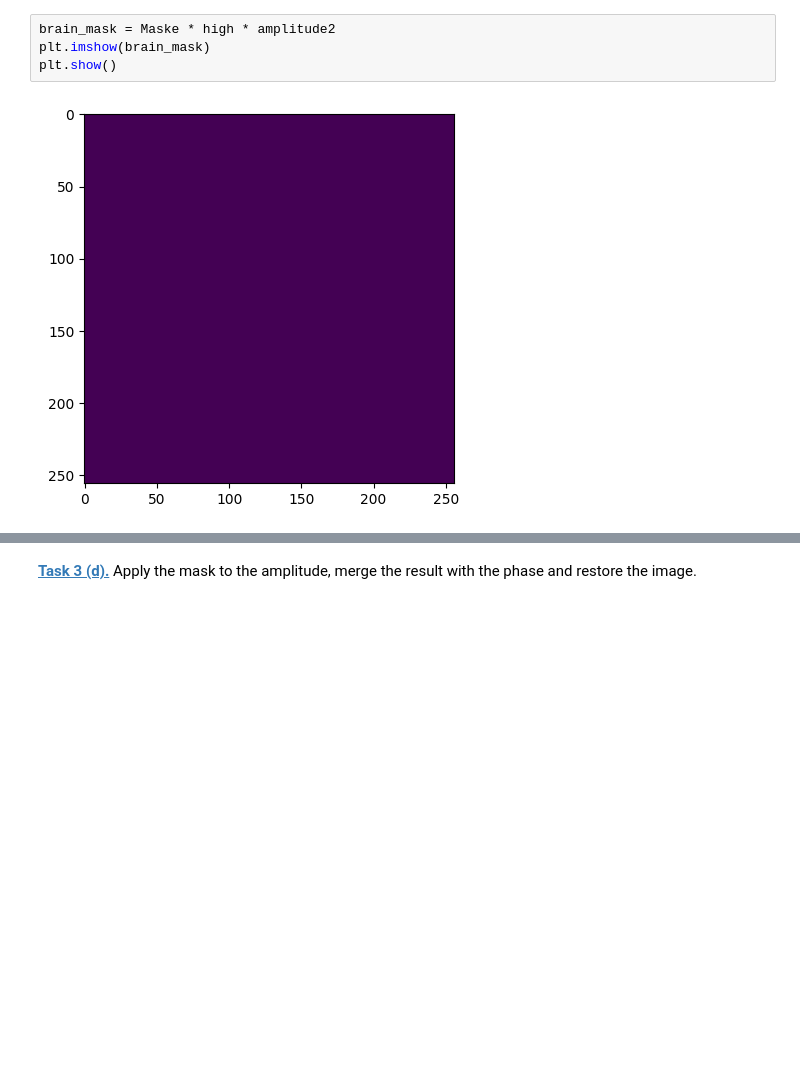
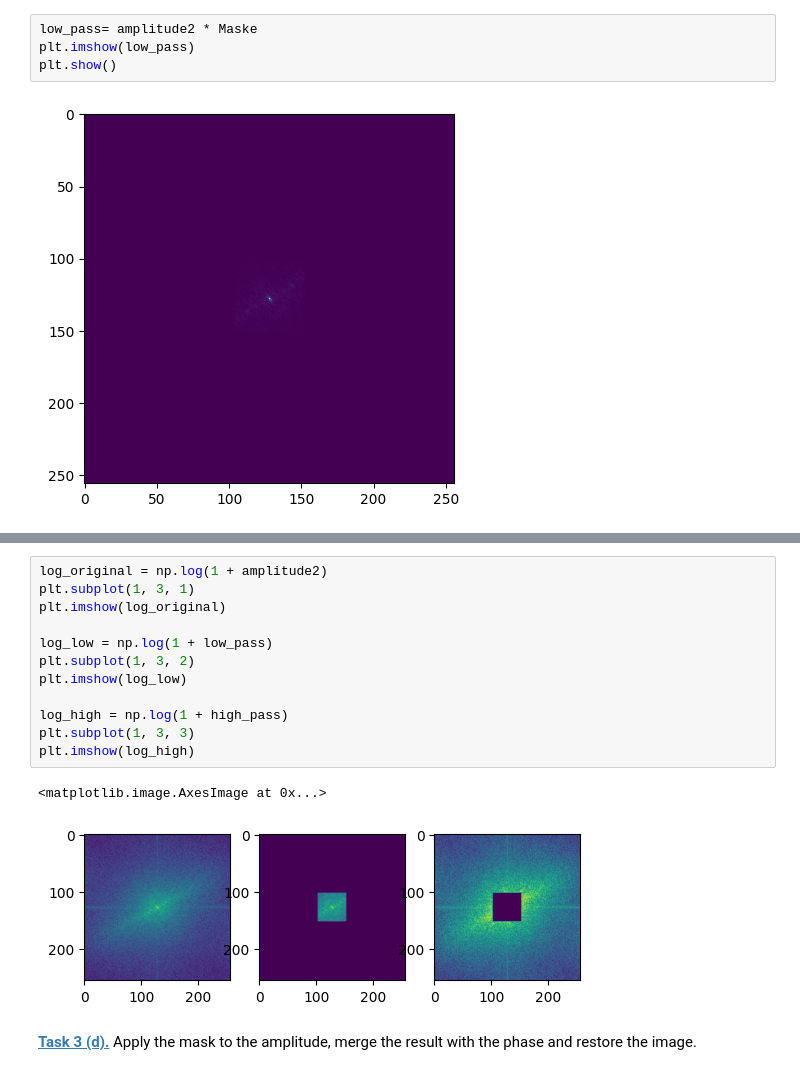
Before and after one commit to AB22-too/mobi-fs5-python, a Jupyter notebook: fourier.ipynb, the cells around one changed output, grey strips where cells are left out. Saved outputs shown, nothing was run; the diff lists cells and outputs as text; blank space fills up the shorter version.

```diff
--- a/fourier.ipynb
+++ b/fourier.ipynb
@@ -145,6 +150,6 @@ plt.show
 # %%
-brain_mask = Maske * high * amplitude2
-plt.imshow(brain_mask)
+low_pass= amplitude2 * Maske
+plt.imshow(low_pass)
 plt.show()
 # %% [output]
 [figure]
@@ -151,2 +162,17 @@ plt.show()
+# %%
+log_original = np.log(1 + amplitude2)
+plt.subplot(1, 3, 1)
+plt.imshow(log_original)
+
+log_low = np.log(1 + low_pass)
+plt.subplot(1, 3, 2)
+plt.imshow(log_low)
+
+log_high = np.log(1 + high_pass)
+plt.subplot(1, 3, 3)
+plt.imshow(log_high)
+# %% [output]
+<matplotlib.image.AxesImage at 0x...>
+[figure, added]
 # %% [markdown]
 **[Task 3 (d).]()** Apply the mask to the amplitude, merge the result with the phase and restore the image.
```
Also changed, not shown: parts of 12 cells of this notebook.
